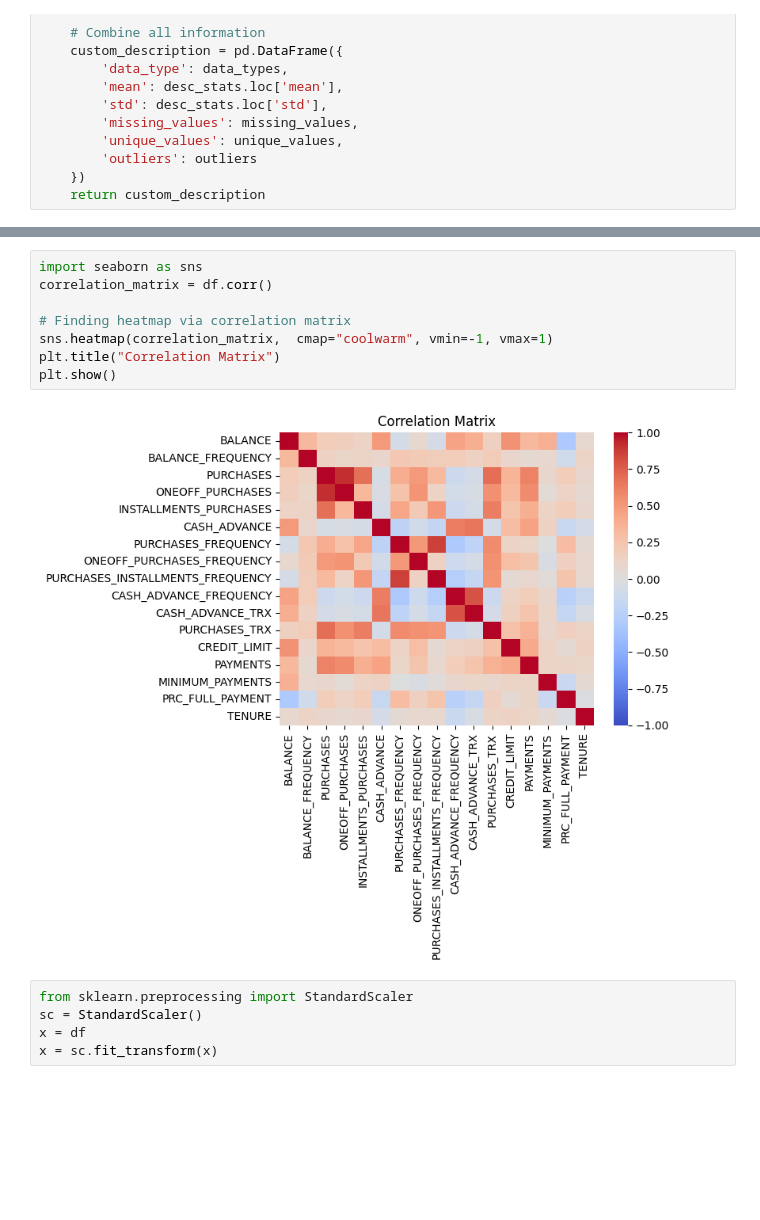
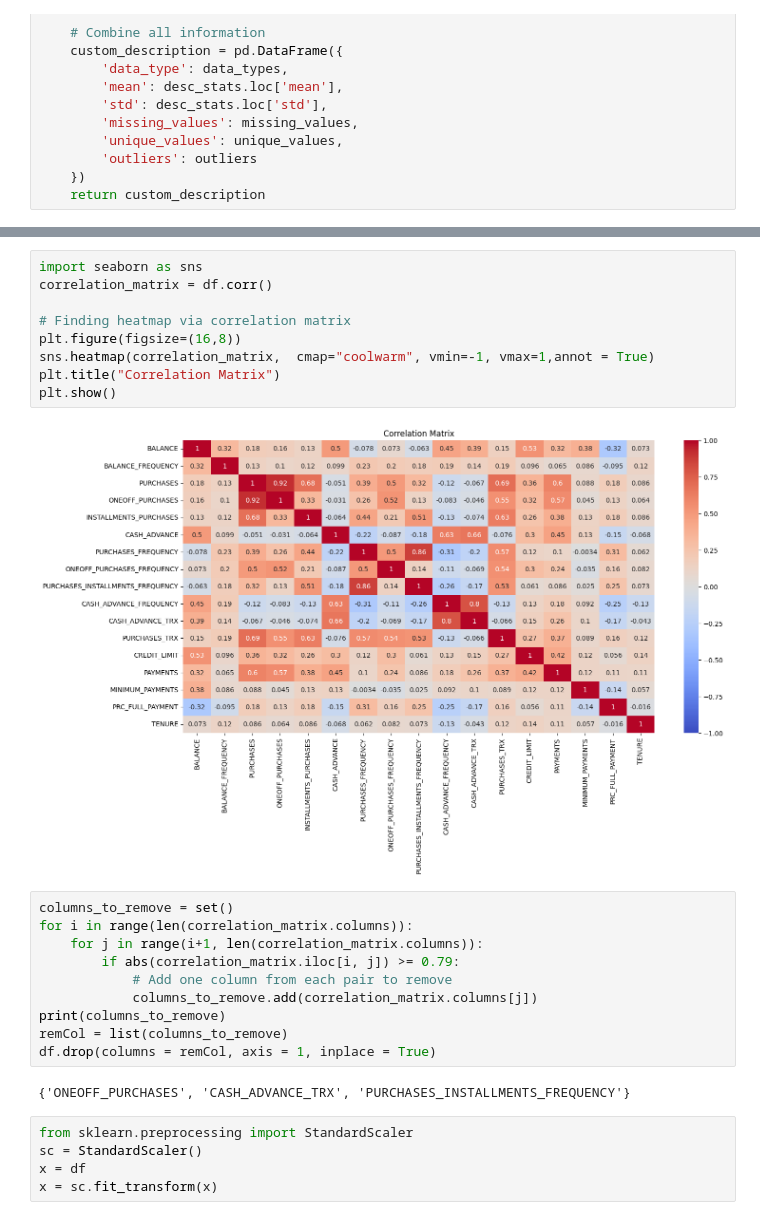
Before and after one commit to abhinavtx/MachineLearning, a Jupyter notebook: Project/Project/ClusterPractice.ipynb, the cells around one changed output, grey strips where cells are left out. Drawn from its saved outputs; the diff is of its cells as text; blank space fills up the shorter version.

```diff
--- a/Project/Project/ClusterPractice.ipynb
+++ b/Project/Project/ClusterPractice.ipynb
@@ -128,13 +128,26 @@ df.head()
 # %%
 import seaborn as sns
 correlation_matrix = df.corr()
 
 # Finding heatmap via correlation matrix
-sns.heatmap(correlation_matrix,  cmap="coolwarm", vmin=-1, vmax=1)
+plt.figure(figsize=(16,8))
+sns.heatmap(correlation_matrix,  cmap="coolwarm", vmin=-1, vmax=1,annot = True)
 plt.title("Correlation Matrix")
 plt.show()
 # %% [output]
-[figure, old version]
+[figure, new version]
+# %%
+columns_to_remove = set()
+for i in range(len(correlation_matrix.columns)):
+    for j in range(i+1, len(correlation_matrix.columns)):
+        if abs(correlation_matrix.iloc[i, j]) >= 0.79:
+            # Add one column from each pair to remove
+            columns_to_remove.add(correlation_matrix.columns[j])
+print(columns_to_remove)
+remCol = list(columns_to_remove)
+df.drop(columns = remCol, axis = 1, inplace = True)
+# %% [output]
+{'ONEOFF_PURCHASES', 'CASH_ADVANCE_TRX', 'PURCHASES_INSTALLMENTS_FREQUENCY'}
 # %%
 from sklearn.preprocessing import StandardScaler
 sc = StandardScaler()
```
Also changed, not shown: parts of 8 cells of this notebook, 2 other files.
